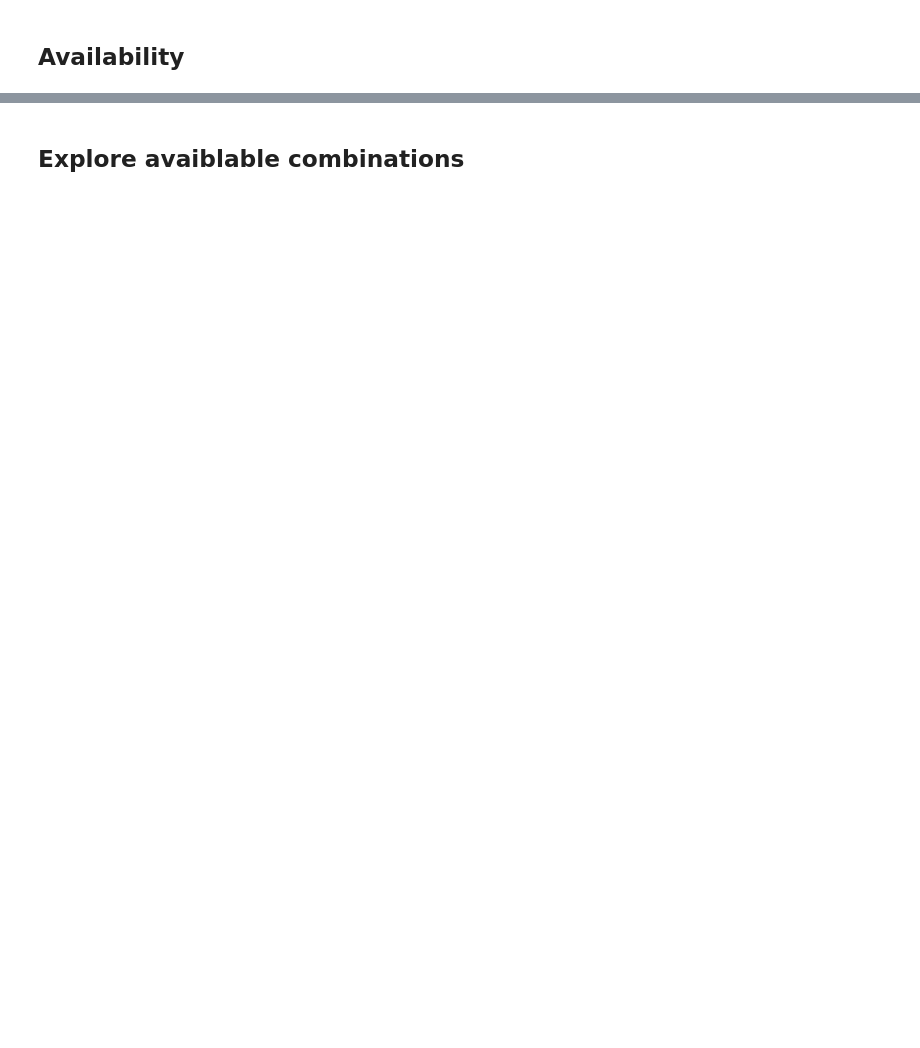
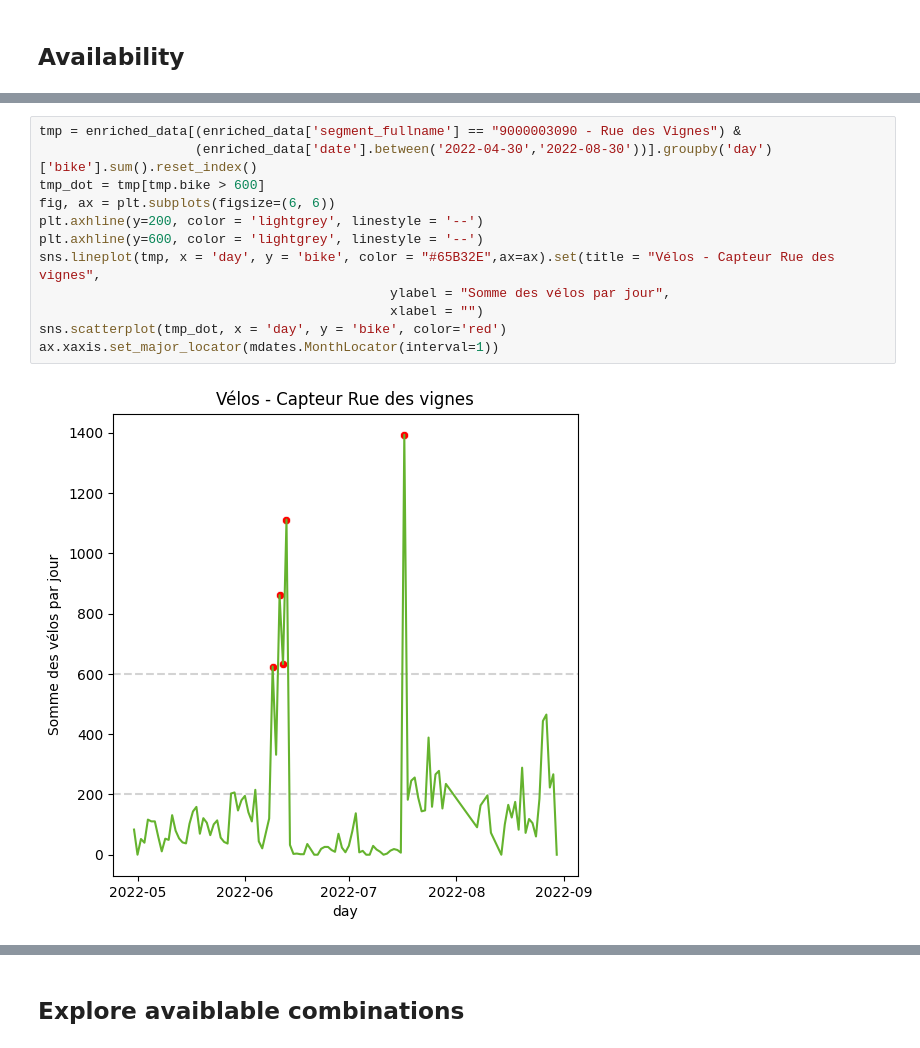
Before and after one commit to KetsiaGuichard/telraam-analysis, a Jupyter notebook: data_quality.ipynb, the cells around one changed output, grey strips where cells are left out. Drawn from its saved outputs; the diff is of its cells as text; blank space fills up the shorter version.

```diff
--- a/data_quality.ipynb
+++ b/data_quality.ipynb
@@ -63,0 +178,14 @@ availability_mapper.heatmap_availability()
+# %%
+tmp = enriched_data[(enriched_data['segment_fullname'] == "9000003090 - Rue des Vignes") &
+                    (enriched_data['date'].between('2022-04-30','2022-08-30'))].groupby('day')['bike'].sum().reset_index()
+tmp_dot = tmp[tmp.bike > 600]
+fig, ax = plt.subplots(figsize=(6, 6))
+plt.axhline(y=200, color = 'lightgrey', linestyle = '--')
+plt.axhline(y=600, color = 'lightgrey', linestyle = '--')
+sns.lineplot(tmp, x = 'day', y = 'bike', color = "#65B32E",ax=ax).set(title = "Vélos - Capteur Rue des vignes",
+                                             ylabel = "Somme des vélos par jour",
+                                             xlabel = "")
+sns.scatterplot(tmp_dot, x = 'day', y = 'bike', color='red')
+ax.xaxis.set_major_locator(mdates.MonthLocator(interval=1))
+# %% [output]
+[figure, added]
```
Also changed, not shown: parts of 33 cells of this notebook, 7 other files.
